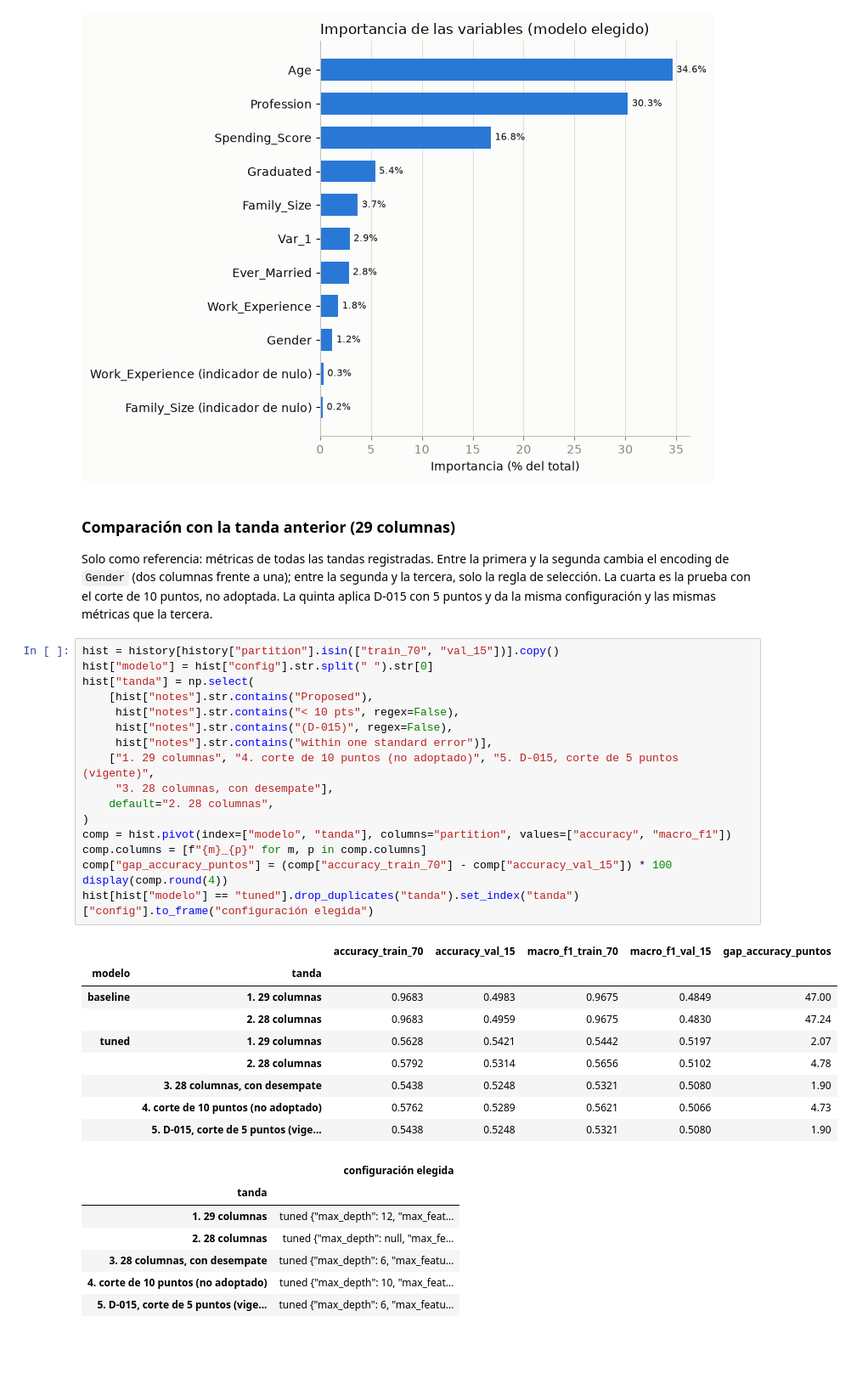
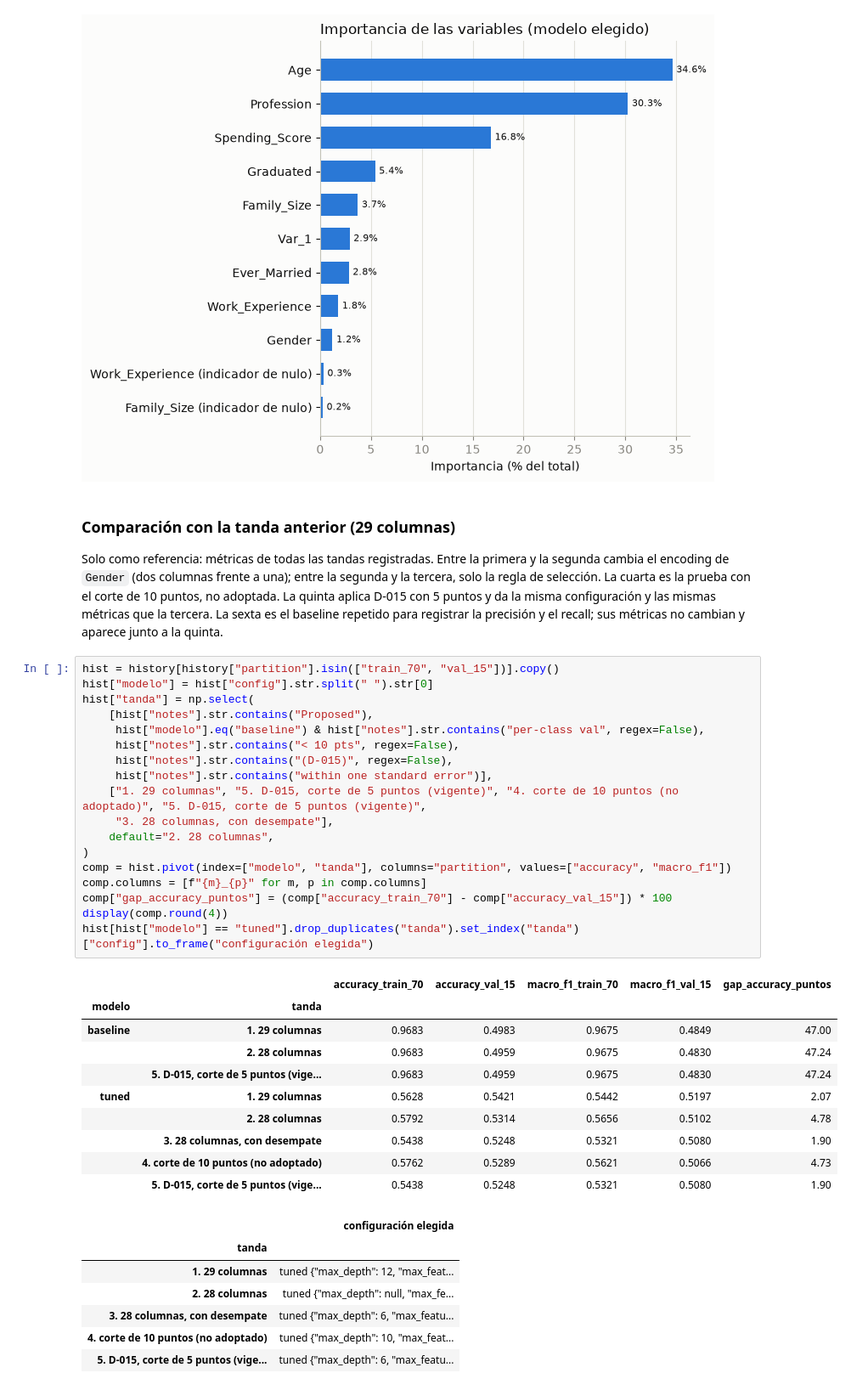
Before and after one commit to IA-P1-BCN/customer-segmentation-multiclass, a Jupyter notebook: 03_model_random_forest.ipynb, the cells around one changed output. Shown at 85% size. Saved outputs shown, nothing was run; the diff lists cells and outputs as text; blank space fills up the shorter version.

```diff
--- a/03_model_random_forest.ipynb
+++ b/03_model_random_forest.ipynb
@@ -327,29 +329,31 @@ plt.show()
 # %% [markdown]
 ### Comparación con la tanda anterior (29 columnas)
 
-Solo como referencia: métricas de todas las tandas registradas. Entre la primera y la segunda cambia el encoding de `Gender` (dos columnas frente a una); entre la segunda y la tercera, solo la regla de selección. La cuarta es la prueba con el corte de 10 puntos, no adoptada. La quinta aplica D-015 con 5 puntos y da la misma configuración y las mismas métricas que la tercera.
+Solo como referencia: métricas de todas las tandas registradas. Entre la primera y la segunda cambia el encoding de `Gender` (dos columnas frente a una); entre la segunda y la tercera, solo la regla de selección. La cuarta es la prueba con el corte de 10 puntos, no adoptada. La quinta aplica D-015 con 5 puntos y da la misma configuración y las mismas métricas que la tercera. La sexta es el baseline repetido para registrar la precisión y el recall; sus métricas no cambian y aparece junto a la quinta.
 # %%
 hist = history[history["partition"].isin(["train_70", "val_15"])].copy()
 hist["modelo"] = hist["config"].str.split(" ").str[0]
 hist["tanda"] = np.select(
     [hist["notes"].str.contains("Proposed"),
+     hist["modelo"].eq("baseline") & hist["notes"].str.contains("per-class val", regex=False),
      hist["notes"].str.contains("< 10 pts", regex=False),
      hist["notes"].str.contains("(D-015)", regex=False),
      hist["notes"].str.contains("within one standard error")],
-    ["1. 29 columnas", "4. corte de 10 puntos (no adoptado)", "5. D-015, corte de 5 puntos (vigente)",
+    ["1. 29 columnas", "5. D-015, corte de 5 puntos (vigente)", "4. corte de 10 puntos (no adoptado)", "5. D-015, corte de 5 puntos (vigente)",
      "3. 28 columnas, con desempate"],
     default="2. 28 columnas",
 )
 comp = hist.pivot(index=["modelo", "tanda"], columns="partition", values=["accuracy", "macro_f1"])
 comp.columns = [f"{m}_{p}" for m, p in comp.columns]
 comp["gap_accuracy_puntos"] = (comp["accuracy_train_70"] - comp["accuracy_val_15"]) * 100
 display(comp.round(4))
 hist[hist["modelo"] == "tuned"].drop_duplicates("tanda").set_index("tanda")["config"].to_frame("configuración elegida")
 # %% [output]
 |  |  | accuracy_train_70 | accuracy_val_15 | macro_f1_train_70 | macro_f1_val_15 | gap_accuracy_puntos |
 | modelo | tanda |  |  |  |  |  |
 | baseline | 1. 29 columnas | 0.9683 | 0.4983 | 0.9675 | 0.4849 | 47.00 |
 |  | 2. 28 columnas | 0.9683 | 0.4959 | 0.9675 | 0.4830 | 47.24 |
+|  | 5. D-015, corte de 5 puntos (vige... | 0.9683 | 0.4959 | 0.9675 | 0.4830 | 47.24 |
 | tuned | 1. 29 columnas | 0.5628 | 0.5421 | 0.5442 | 0.5197 | 2.07 |
 |  | 2. 28 columnas | 0.5792 | 0.5314 | 0.5656 | 0.5102 | 4.78 |
 |  | 3. 28 columnas, con desempate | 0.5438 | 0.5248 | 0.5321 | 0.5080 | 1.90 |
```
Also changed, not shown: parts of 4 cells of this notebook, 1 other file.
